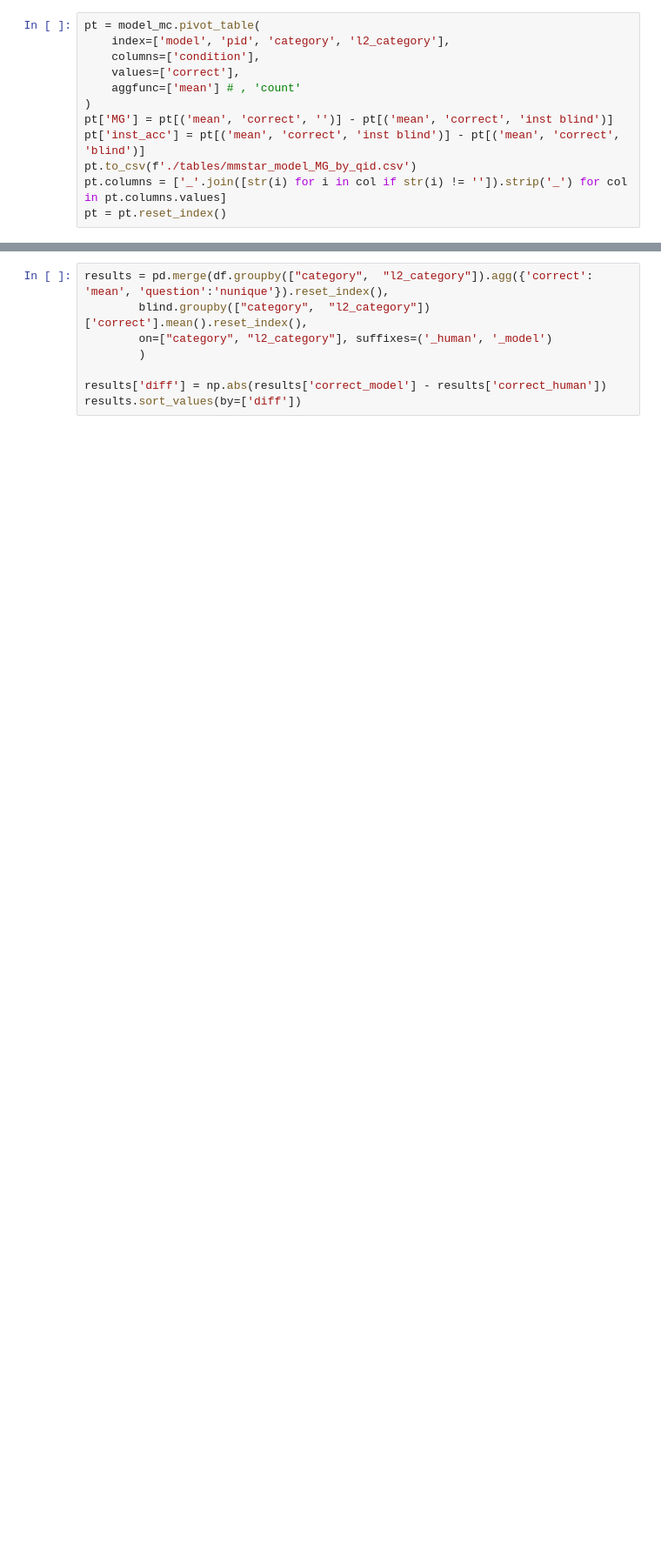
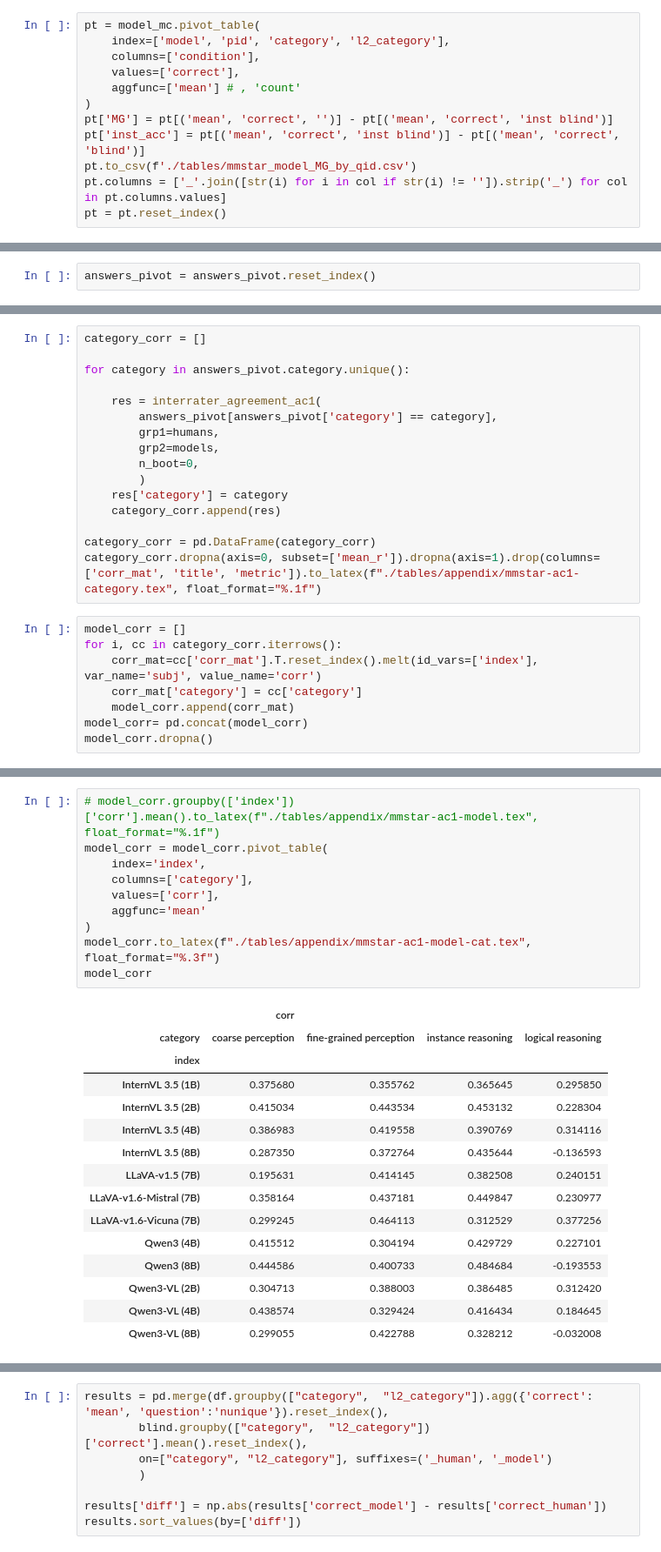
Before and after one commit to unolop/HPA, a Jupyter notebook: evaluation/analysis/A2_mmstar.ipynb, the cells around one changed output, grey strips where cells are left out. Shown at 87% size. Saved outputs shown, nothing was run; the diff lists cells and outputs as text; blank space fills up the shorter version.

```diff
--- a/evaluation/analysis/A2_mmstar.ipynb
+++ b/evaluation/analysis/A2_mmstar.ipynb
@@ -239,0 +206,2 @@ pt.round(3).to_csv(f'./tables/mmstar_model_MG_by_category.csv')
+# %%
+answers_pivot = answers_pivot.reset_index()
@@ -239,0 +223,24 @@ pt.round(3).to_csv(f'./tables/mmstar_model_MG_by_category.csv')
+# %%
+category_corr = []
+
+for category in answers_pivot.category.unique():
+
+    res = interrater_agreement_ac1(
+        answers_pivot[answers_pivot['category'] == category],
+        grp1=humans,
+        grp2=models,
+        n_boot=0,
+        )
+    res['category'] = category
+    category_corr.append(res)
+
+category_corr = pd.DataFrame(category_corr)
+category_corr.dropna(axis=0, subset=['mean_r']).dropna(axis=1).drop(columns=['corr_mat', 'title', 'metric']).to_latex(f"./tables/appendix/mmstar-ac1-category.tex", float_format="%.1f")
+# %%
+model_corr = []
+for i, cc in category_corr.iterrows():
+    corr_mat=cc['corr_mat'].T.reset_index().melt(id_vars=['index'], var_name='subj', value_name='corr')
+    corr_mat['category'] = cc['category']
+    model_corr.append(corr_mat)
+model_corr= pd.concat(model_corr)
+model_corr.dropna()
@@ -239,0 +261,26 @@ pt.round(3).to_csv(f'./tables/mmstar_model_MG_by_category.csv')
+# %%
+# model_corr.groupby(['index'])['corr'].mean().to_latex(f"./tables/appendix/mmstar-ac1-model.tex", float_format="%.1f")
+model_corr = model_corr.pivot_table(
+    index='index',
+    columns=['category'],
+    values=['corr'],
+    aggfunc='mean'
+)
+model_corr.to_latex(f"./tables/appendix/mmstar-ac1-model-cat.tex", float_format="%.3f")
+model_corr
+# %% [output]
+|  | corr |  |  |  |
+| category | coarse perception | fine-grained perception | instance reasoning | logical reasoning |
+| index |  |  |  |  |
+| InternVL 3.5 (1B) | 0.375680 | 0.355762 | 0.365645 | 0.295850 |
+| InternVL 3.5 (2B) | 0.415034 | 0.443534 | 0.453132 | 0.228304 |
+| InternVL 3.5 (4B) | 0.386983 | 0.419558 | 0.390769 | 0.314116 |
+| InternVL 3.5 (8B) | 0.287350 | 0.372764 | 0.435644 | -0.136593 |
+| LLaVA-v1.5 (7B) | 0.195631 | 0.414145 | 0.382508 | 0.240151 |
+| LLaVA-v1.6-Mistral (7B) | 0.358164 | 0.437181 | 0.449847 | 0.230977 |
+| LLaVA-v1.6-Vicuna (7B) | 0.299245 | 0.464113 | 0.312529 | 0.377256 |
+| Qwen3 (4B) | 0.415512 | 0.304194 | 0.429729 | 0.227101 |
+| Qwen3 (8B) | 0.444586 | 0.400733 | 0.484684 | -0.193553 |
+| Qwen3-VL (2B) | 0.304713 | 0.388003 | 0.386485 | 0.312420 |
+| Qwen3-VL (4B) | 0.438574 | 0.329424 | 0.416434 | 0.184645 |
+| Qwen3-VL (8B) | 0.299055 | 0.422788 | 0.328212 | -0.032008 |
```
Also changed, not shown: parts of 30 cells of this notebook, 13 other files.
